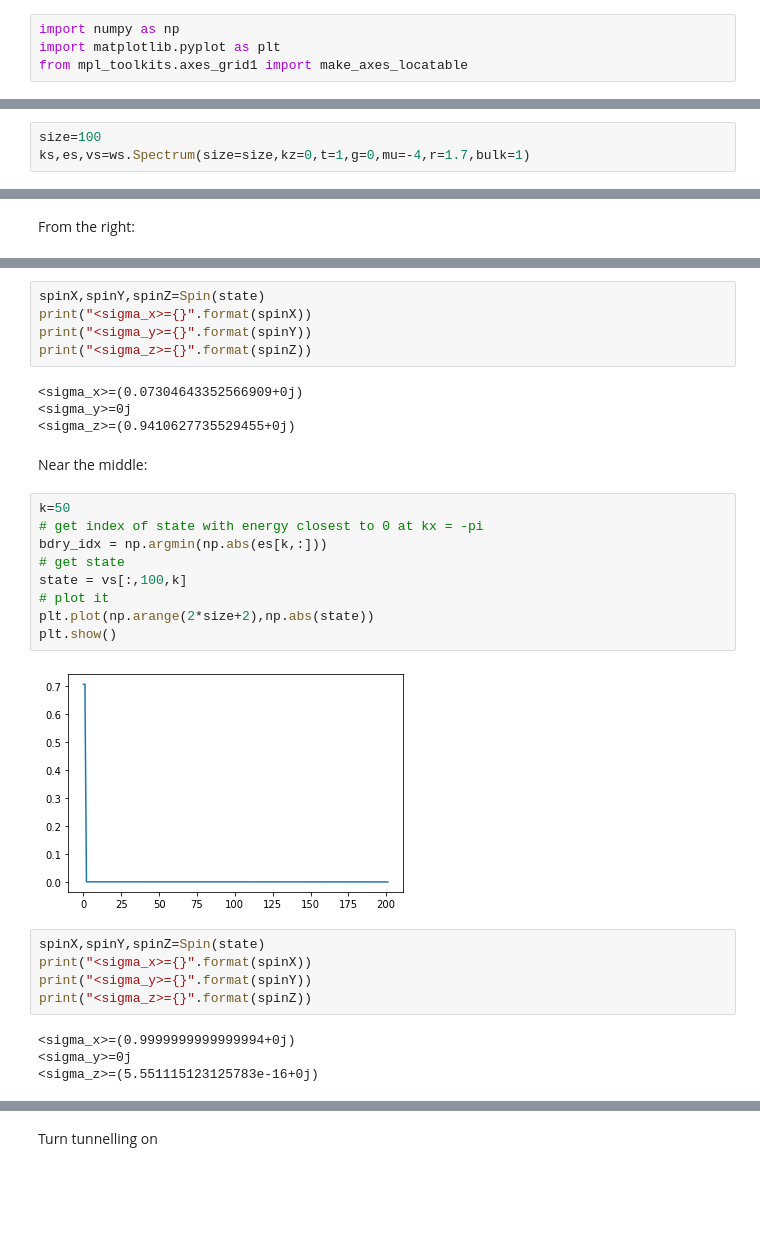
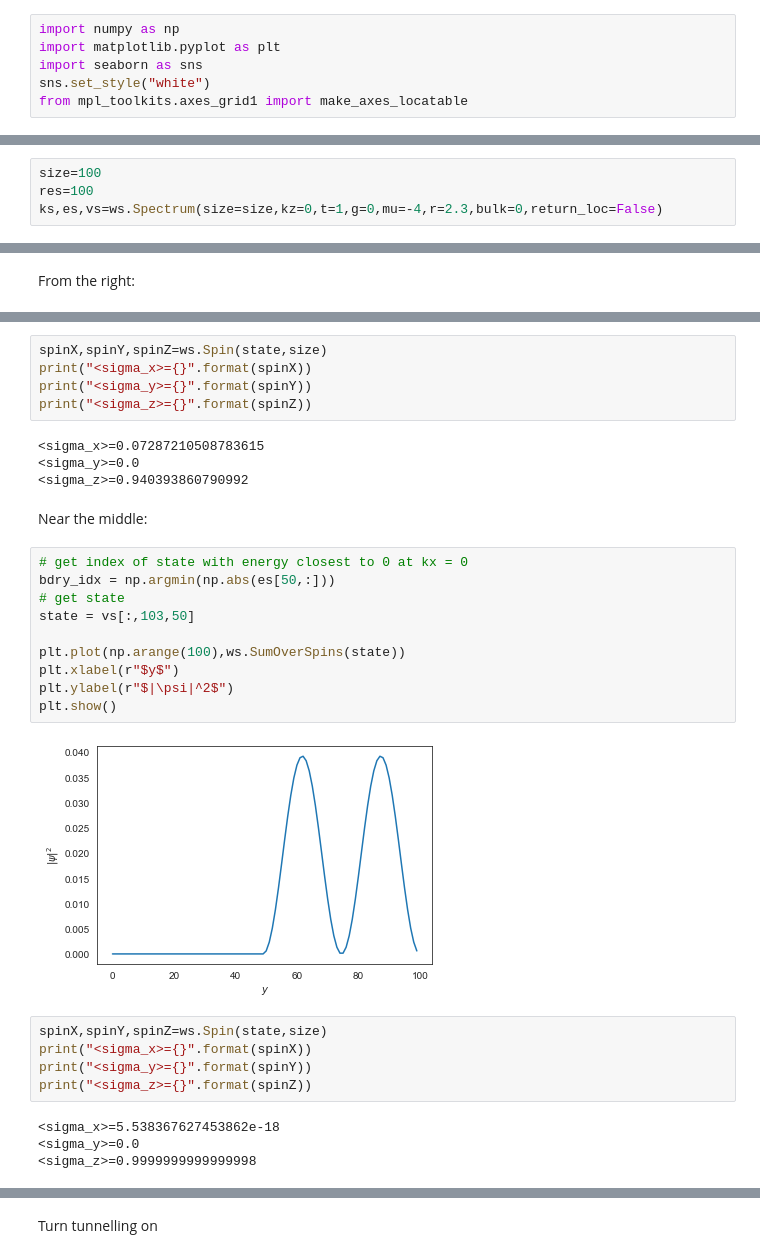
Before and after one commit to leogoutte/weylsemimetal_tools, a Jupyter notebook: WeylSpins.ipynb, the cells around one changed output, grey strips where cells are left out. Drawn from its saved outputs; the diff is of its cells as text; blank space fills up the shorter version.

```diff
--- a/WeylSpins.ipynb
+++ b/WeylSpins.ipynb
@@ -11,4 +8,6 @@ The autoreload extension is already loaded. To reload it, use:
 # %%
 import numpy as np
 import matplotlib.pyplot as plt
+import seaborn as sns
+sns.set_style("white")
 from mpl_toolkits.axes_grid1 import make_axes_locatable
@@ -15,6 +18,7 @@ from mpl_toolkits.axes_grid1 import make_axes_locatable
 # %%
 size=100
-ks,es,vs=ws.Spectrum(size=size,kz=0,t=1,g=0,mu=-4,r=1.7,bulk=1)
+res=100
+ks,es,vs=ws.Spectrum(size=size,kz=0,t=1,g=0,mu=-4,r=2.3,bulk=0,return_loc=False)
 # %%
 plt.plot(ks,es)
 plt.xlabel(r"$k_x$")
@@ -108,31 +110,32 @@ plt.show()
 # %%
-spinX,spinY,spinZ=Spin(state)
+spinX,spinY,spinZ=ws.Spin(state,size)
 print("<sigma_x>={}".format(spinX))
 print("<sigma_y>={}".format(spinY))
 print("<sigma_z>={}".format(spinZ))
 # %% [output]
-<sigma_x>=(0.07304643352566909+0j)
-<sigma_y>=0j
-<sigma_z>=(0.9410627735529455+0j)
+<sigma_x>=0.07287210508783615
+<sigma_y>=0.0
+<sigma_z>=0.940393860790992
 # %% [markdown]
 Near the middle:
 # %%
-k=50
-# get index of state with energy closest to 0 at kx = -pi
-bdry_idx = np.argmin(np.abs(es[k,:]))
+# get index of state with energy closest to 0 at kx = 0
+bdry_idx = np.argmin(np.abs(es[50,:]))
 # get state
-state = vs[:,100,k]
-# plot it
-plt.plot(np.arange(2*size+2),np.abs(state))
+state = vs[:,103,50]
+
+plt.plot(np.arange(100),ws.SumOverSpins(state))
+plt.xlabel(r"$y$")
+plt.ylabel(r"$|\psi|^2$")
 plt.show()
 # %% [output]
-[figure, old version]
+[figure, new version]
 # %%
-spinX,spinY,spinZ=Spin(state)
+spinX,spinY,spinZ=ws.Spin(state,size)
 print("<sigma_x>={}".format(spinX))
 print("<sigma_y>={}".format(spinY))
 print("<sigma_z>={}".format(spinZ))
 # %% [output]
-<sigma_x>=(0.9999999999999994+0j)
-<sigma_y>=0j
-<sigma_z>=(5.551115123125783e-16+0j)
+<sigma_x>=5.538367627453862e-18
+<sigma_y>=0.0
+<sigma_z>=0.9999999999999998
```
Also changed, not shown: parts of 41 cells of this notebook, 7 other files.
